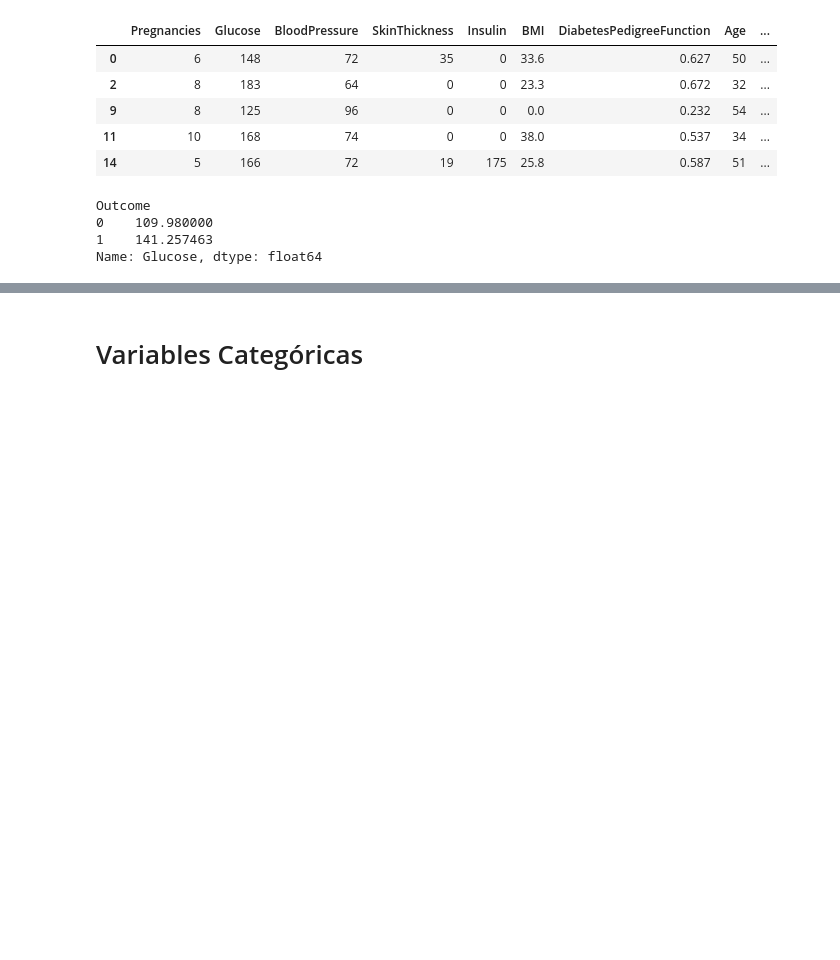
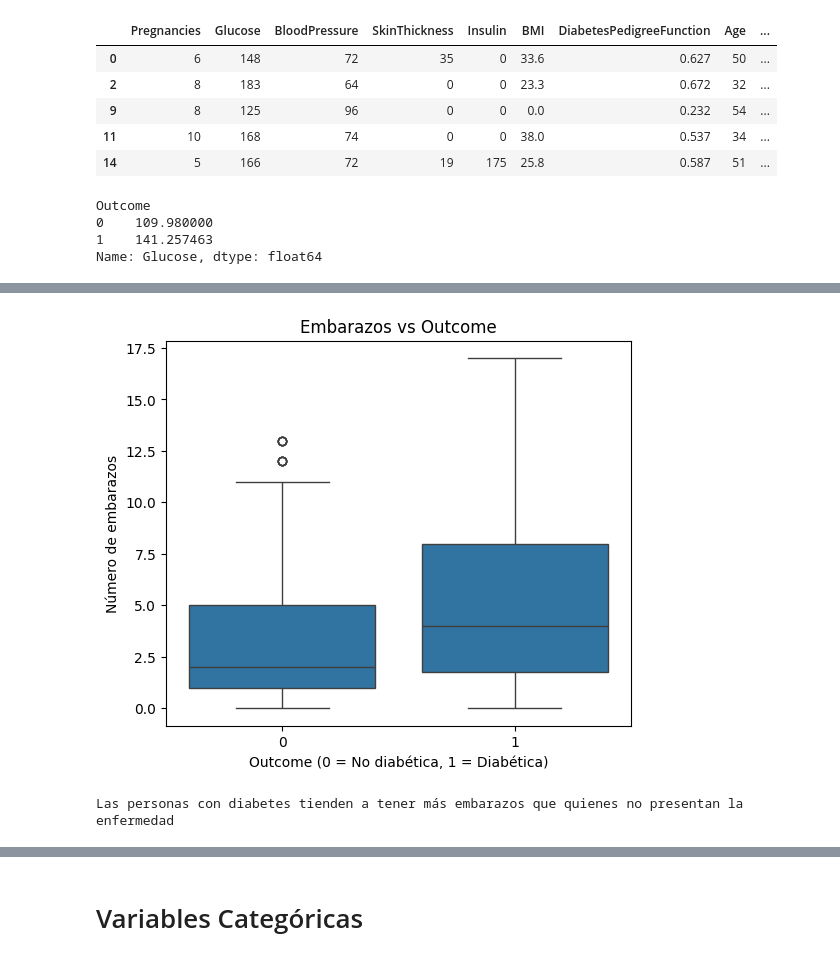
Before and after one commit to Zyllaas/GitLabA01230894, a Jupyter notebook: Lectura_datos_Jorge.ipynb, the cells around one changed output, grey strips where cells are left out. Drawn from its saved outputs; the diff is of its cells as text; code cells hidden in the pictures; blank space fills up the shorter version.

```diff
--- a/Lectura_datos_Jorge.ipynb
+++ b/Lectura_datos_Jorge.ipynb
@@ -242,0 +258,11 @@ plt.show()
+# %%
+plt.figure(figsize=(6,5))
+sns.boxplot(x=diabetes['Outcome'], y=diabetes['Pregnancies'])
+plt.title("Embarazos vs Outcome")
+plt.xlabel("Outcome (0 = No diabética, 1 = Diabética)")
+plt.ylabel("Número de embarazos")
+plt.show()
+print ("Las personas con diabetes tienden a tener más embarazos que quienes no presentan la enfermedad")
+# %% [output]
+[figure, added]
+Las personas con diabetes tienden a tener más embarazos que quienes no presentan la enfermedad
```
Also changed, not shown: parts of 14 cells of this notebook.
